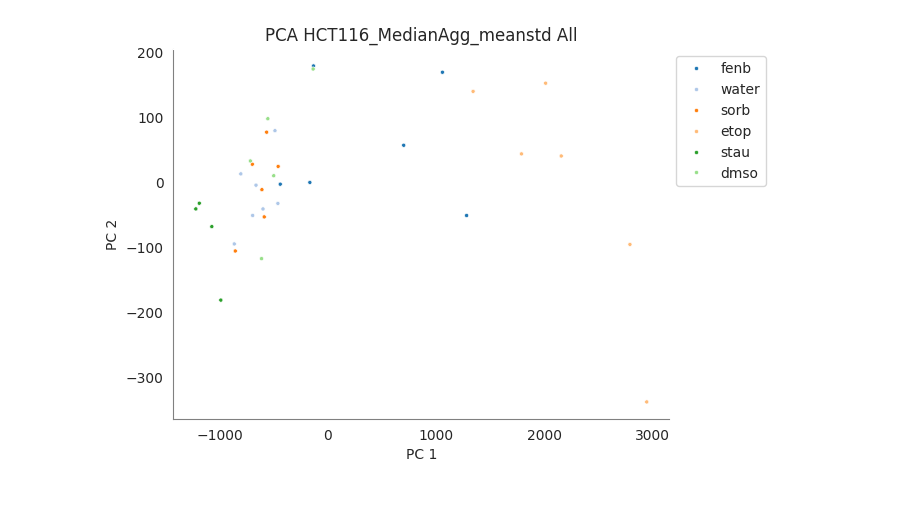
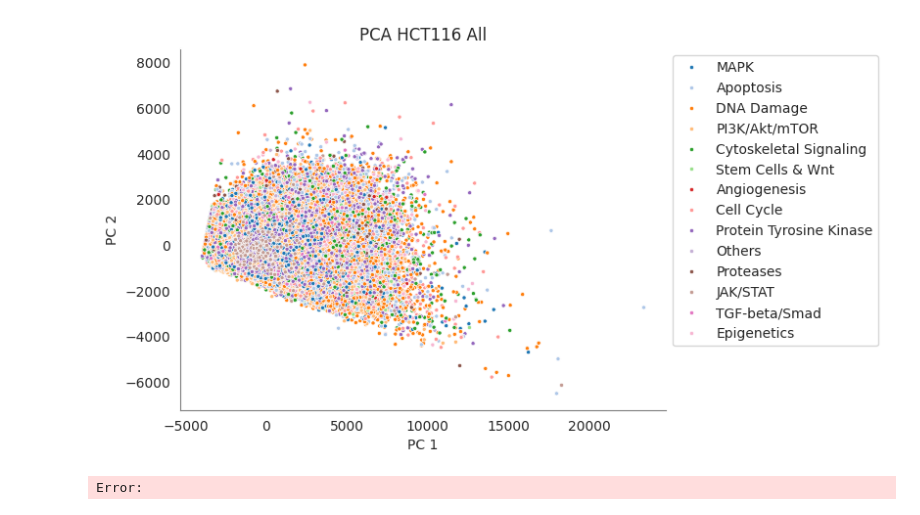
Before and after one commit to pharmbio/colopaint3D, a Jupyter notebook: python/2_PCAUMAP_MOA_test.ipynb, the cells around one changed output. Saved outputs shown, nothing was run; the diff lists cells and outputs as text; code cells hidden in the pictures.

```diff
--- a/python/2_PCAUMAP_MOA_test.ipynb
+++ b/python/2_PCAUMAP_MOA_test.ipynb
@@ -40,22 +39,23 @@ FeatureDir = './data/1_FeaturesImages_meanstd_PerPlate'
 # %%
-filenames = ['HCT116_MedianAgg_meanstd']
+# filenames = ['HCT116_MedianAgg_meanstd']
+# filenames = 'selected_data_all_grit.csv'
 # filenames = ['HCT116_MeanAgg_medianmad']
 # filenames = ['HT29_MeanAgg_medianmad']
 # filenames = ['HT29_MedianAgg_meanstd']
 # statmet = 'SingleSlice'
 # statmet = 'prototype'
-statmet = 'WellAggregates'
-# statmet = 'SingleCell'
+# statmet = 'WellAggregates'
+statmet = 'SingleCell'
 # filenames = ['HCT116_MedianAgg_meanstd_prototype_slice_selected']
 # filenames = ['HT29_mad']
 # filenames = ['HT29_mean']
-# filenames = ['HCT116_mad']
+filenames = ['HCT116']
 # filenames = ['HCT116_mean']
 # filenames = ['HCT116_Slice3MeanAgg_medianmad']
 # filenames = ['HCT116_Slice3MedianAgg_meanstd']
 # filenames = ['HT29_Slice3MeanAgg_medianmad']
 # filenames = ['HT29_Slice3MedianAgg_meanstd']
-statmets = ['SingleCell', 'Aggregates']
+statmets = ['SingleCell']
 
 dropcols = ['Nuclei_Location_Center_X',
             'Nuclei_Location_Center_Y',
@@ -72,7 +72,7 @@ dropcols = ['Nuclei_Location_Center_X',
 
 cons = ['pos_con', 'neg_con']
 nodmso = ['trt']
-wdmso = ['neg_con', 'dmso']
+wdmso = ['pos_con']
 float_columns=[pl.col(pl.Float32),pl.col(pl.Float64)]
 
 ##### Correlation contains some kind of well information
@@ -87,7 +87,7 @@ float_columns=[pl.col(pl.Float32),pl.col(pl.Float64)]
 # training_data = training_data[real_names]
 # %%
 def readData(filename, statmet='SingleCell'):
-    df = pl.read_parquet(f'{FeatureDir}/{statmet}/{filename}.parquet')
+    df = pl.read_parquet(f'{feat_sc}/{statmet}/{filename}.parquet')
     ##This here is important!!!!!!
     # df=df.select([c for c in df.columns if not is_meta_column(c)])
     # dataNpy = df.to_numpy(df.select(float_columns))
@@ -406,6 +356,7 @@ shape: (5, 2_167)
 # %%
-_ = makePCA(df5, name=filename)
+_ = makePCA(df3, name=filename)
 # df2 = makeUMAP(df2, name=filename, is_supervised=False, use_pca=False)
 # %% [output]
-[figure, old version]
+[figure, new version]
+Error:
 # %%
```
Also changed, not shown: parts of 23 cells of this notebook, 13 other files.
